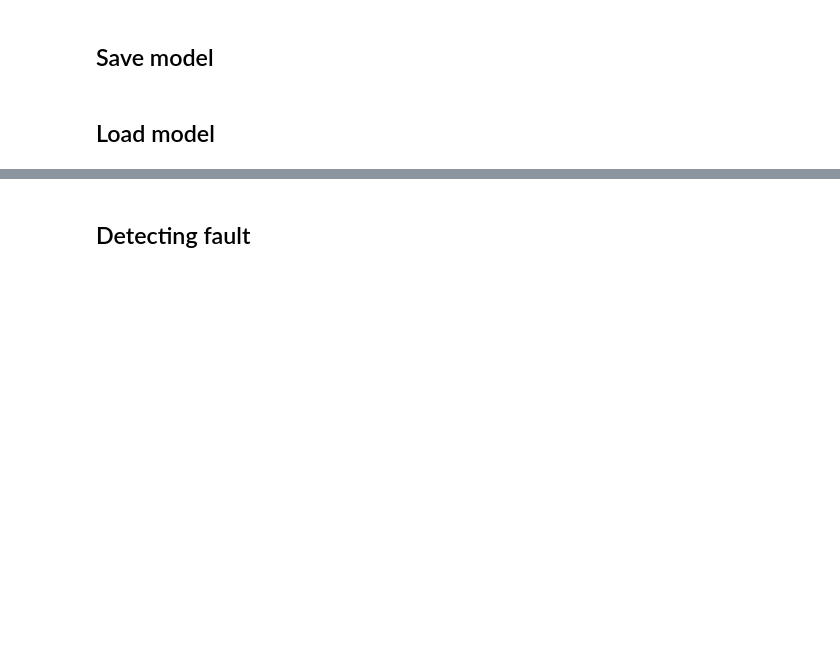
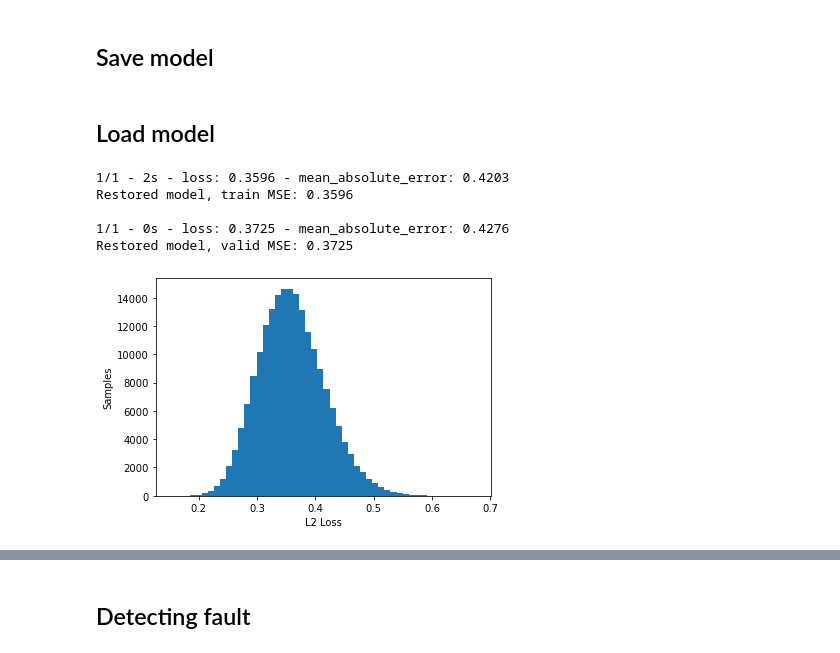
Before and after one commit to antonionicampos/anomaly-detection, a Jupyter notebook: lstm-autoencoder.ipynb, the cells around one changed output, grey strips where cells are left out. Cells and saved outputs as stored; diff of their text form; code cells hidden in the pictures; blank space fills up the shorter version.

```diff
--- a/lstm-autoencoder.ipynb
+++ b/lstm-autoencoder.ipynb
@@ -139,7 +157,7 @@ model.save('saved_model/ae_loss_0967')
 ## Load model
 # %%
 # Load model
-model = tf.keras.models.load_model('saved_model/ae_loss_0967')
+model = tf.keras.models.load_model('saved_model/lstm_ae_loss_3725')
 
 # Evaluate the restored model
 mse, mae = model.evaluate(train_data, train_data, batch_size=200000, verbose=2)
@@ -147,11 +165,22 @@ print('Restored model, train MSE: {:.4f}'.format(mse))
 print()
 mse, mae = model.evaluate(valid_data, valid_data, batch_size=50000, verbose=2)
 print('Restored model, valid MSE: {:.4f}'.format(mse))
+# %% [output]
+1/1 - 2s - loss: 0.3596 - mean_absolute_error: 0.4203
+Restored model, train MSE: 0.3596
+
+1/1 - 0s - loss: 0.3725 - mean_absolute_error: 0.4276
+Restored model, valid MSE: 0.3725
 # %%
 reconstructions = model.predict(train_data)
-train_loss = tf.keras.losses.mse(reconstructions, train_data)
-print(train_loss.shape)
-# plt.hist(train_loss[None,:], bins=50)
-# plt.xlabel("L2 Loss")
-# plt.ylabel("Samples")
-# plt.show()
+valid_reconstructions = model.predict(valid_data)
+
+train_loss = tf.reduce_mean(tf.keras.metrics.mean_squared_error(reconstructions, train_data), 1).numpy()
+valid_loss = tf.reduce_mean(tf.keras.metrics.mean_squared_error(valid_reconstructions, valid_data), 1).numpy()
+
+plt.hist(train_loss, bins=50)
+plt.xlabel("L2 Loss")
+plt.ylabel("Samples")
+plt.show()
+# %% [output]
+[figure, added]
```
Also changed, not shown: parts of 24 cells of this notebook.
